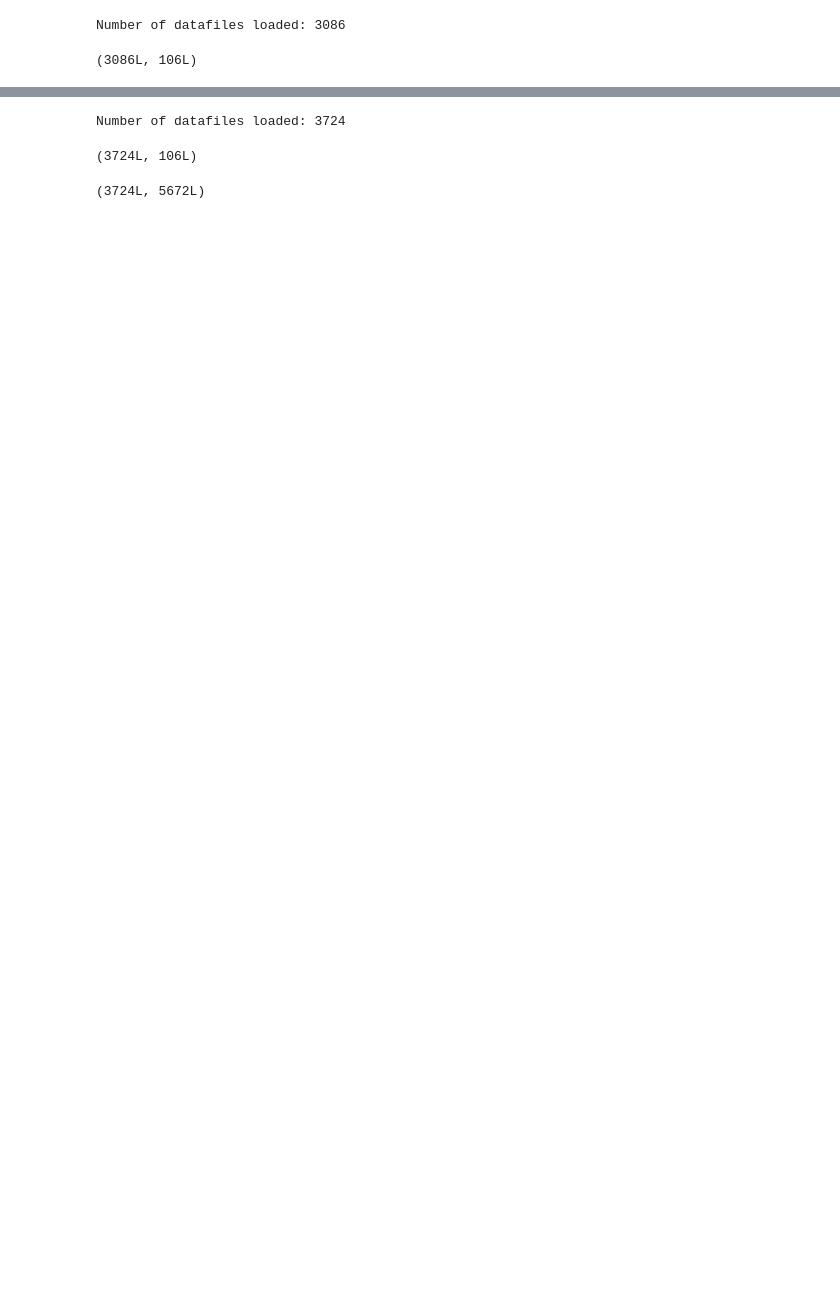
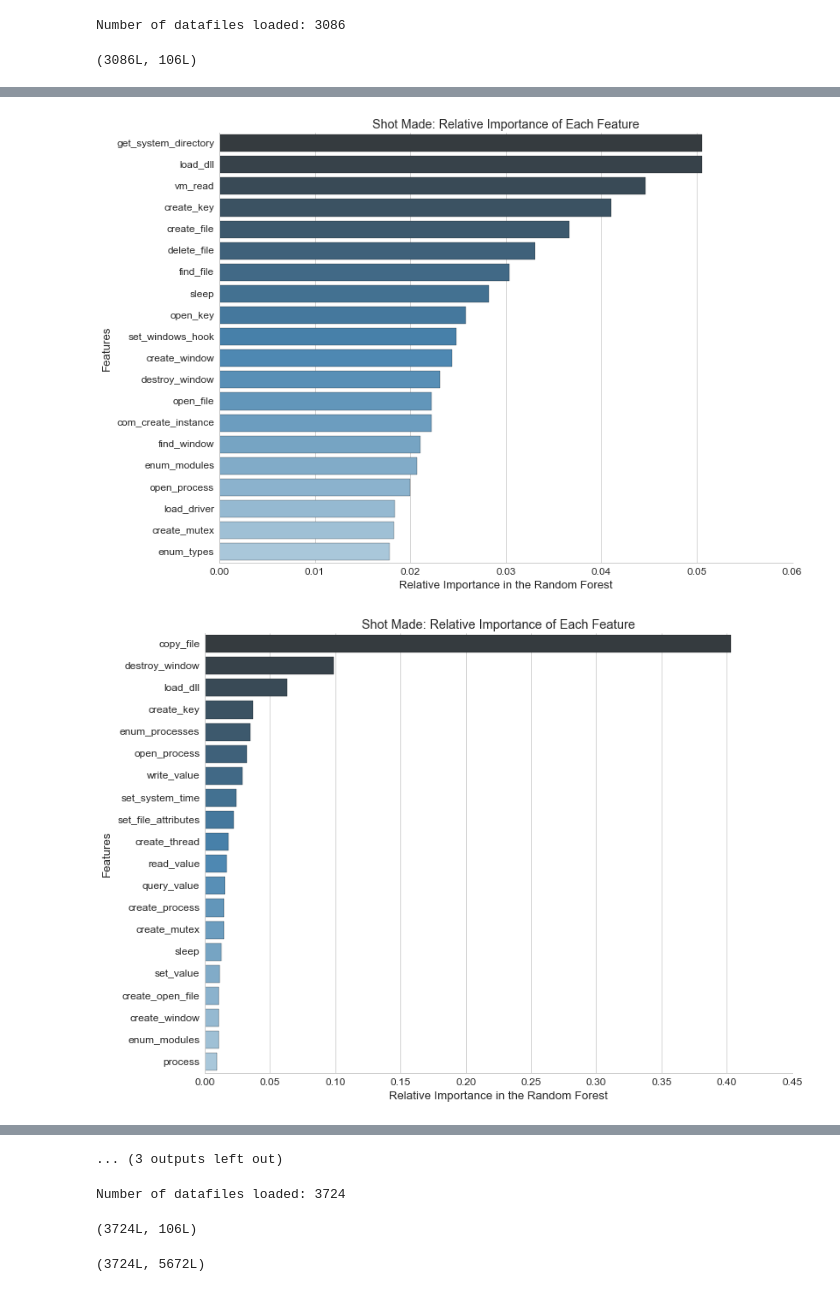
Before and after one commit to cpenalobel/cs181, a Jupyter notebook: practical_2/seperate_RFmodels.ipynb, the cells around one changed output, grey strips where cells are left out. Saved outputs shown, nothing was run; the diff lists cells and outputs as text; code cells hidden in the pictures; blank space fills up the shorter version.

```diff
--- a/practical_2/seperate_RFmodels.ipynb
+++ b/practical_2/seperate_RFmodels.ipynb
@@ -48,3 +55,6 @@ Number of datafiles loaded: 3086
 X.shape
 # %% [output]
 (3086L, 106L)
+# %%
+X_ = pd.DataFrame(X, columns = call_list)
+X_.shape
@@ -51,2 +63,2 @@ X.shape
 # %%
-mask = functions.split_mask(X, .99)
+mask = functions.split_mask(X_, .99)
@@ -55,5 +65,3 @@ poly = PolynomialFeatures(2, interaction_only=True)
-# %%
-X_ = poly.fit_transform(X)
 # %%
 clfForest = RandomForestClassifier()
 clfForestRegressor = RandomForestRegressor()
@@ -73,6 +81,6 @@ for y_ in range(15):
 %%time
 forests = []
 for lst in y_lists:
-    clfForest_test, _, _, X_cv, y_cv, best_params = do_classify(clfForestRegressor, parameters, X_, lst, mask=mask, n_folds = 3, n_jobs = 1, verbose=True)
+    clfForest_test, _, _, X_cv, y_cv, best_params = do_classify(clfForestRegressor, parameters, X_, lst, mask=mask, n_folds = 3, n_jobs = 1, verbose=False)
     forests.append(clfForest_test)
 # %% [output]
@@ -180,0 +103,16 @@ Fitting 3 folds for each of 1 candidates, totalling 3 fits
+# %%
+for f in forests:
+    importance_list = f.feature_importances_
+    importance_list, name_list = zip(*sorted(zip(importance_list, X_.columns)))
+    sns.set_context("paper", font_scale=1.5)
+    plt.figure(figsize=(12, 9))
+    ax = sns.barplot(y=range(20),x=list(reversed(importance_list))[:20], orient='h', palette="Blues_d")
+    ax.set_xlabel('Relative Importance in the Random Forest')
+    ax.set_ylabel('Features')
+    ax.set_title('Shot Made: Relative Importance of Each Feature')
+    ax.set_yticklabels(list(reversed(name_list)));
+    sns.despine()
+    #plt.savefig('Baseline Relative Importance.png', bbox_inches='tight')
+# %% [output]
+[figure, added]
+[figure, added]
@@ -181,3 +129,4 @@ Fitting 3 folds for each of 1 candidates, totalling 3 fits
+... (3 outputs left out)
 # %%
 X_cv, y_cv = X[~mask], y[~mask]
 # %%
```
Also changed, not shown: parts of 7 cells of this notebook, 3 other files.
